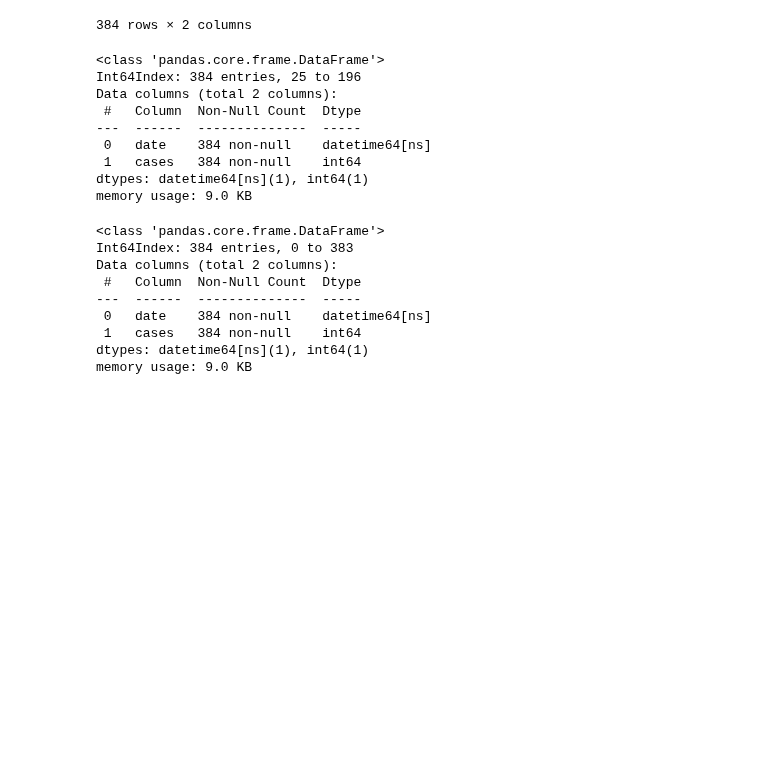
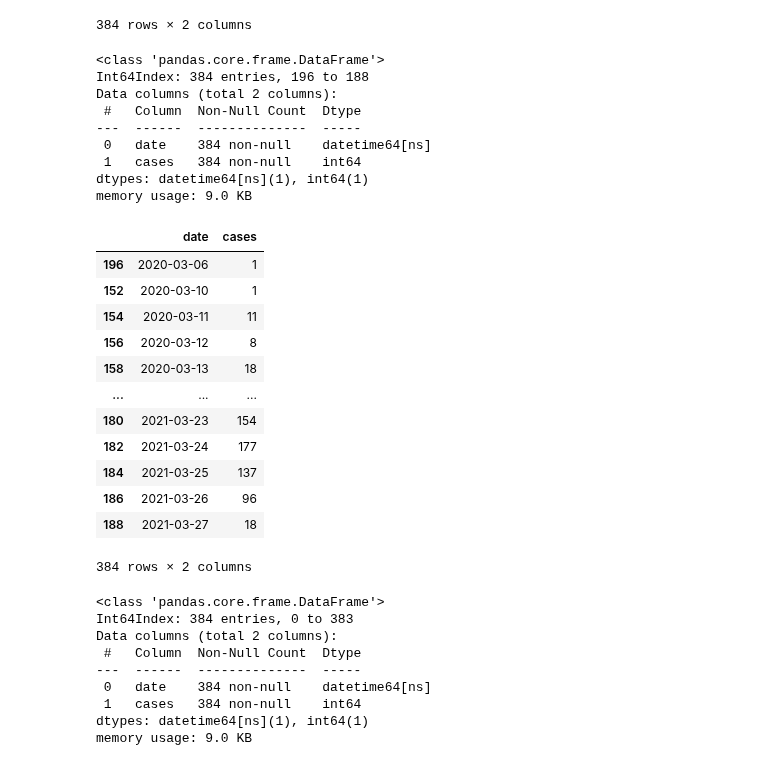
Before and after one commit to Engu12/nash-covid-cases-vaccines-honky_tonkin, a Jupyter notebook: notebooks/COVID.ipynb, the cells around one changed output. Drawn from its saved outputs; the diff is of its cells as text; code cells hidden in the pictures; blank space fills up the shorter version.

```diff
--- a/notebooks/COVID.ipynb
+++ b/notebooks/COVID.ipynb
@@ -146,12 +146,12 @@ case_by_date
 | 383 | 2020-09-09 | 125 |
 384 rows × 2 columns
 # %%
-case_by_date_sort = case_by_date.sort_values('cases', ascending = False)
+case_by_date_sort = case_by_date.sort_values('date', ascending = True)
 case_by_date_sort
 case_by_date_sort.info()
 # %% [output]
 <class 'pandas.core.frame.DataFrame'>
-Int64Index: 384 entries, 25 to 196
+Int64Index: 384 entries, 196 to 188
 Data columns (total 2 columns):
  #   Column  Non-Null Count  Dtype
 ---  ------  --------------  -----
@@ -159,6 +159,22 @@ Data columns (total 2 columns):
  1   cases   384 non-null    int64
 dtypes: datetime64[ns](1), int64(1)
 memory usage: 9.0 KB
+# %%
+case_by_date_sort
+# %% [output]
+|  | date | cases |
+| 196 | 2020-03-06 | 1 |
+| 152 | 2020-03-10 | 1 |
+| 154 | 2020-03-11 | 11 |
+| 156 | 2020-03-12 | 8 |
+| 158 | 2020-03-13 | 18 |
+| ... | ... | ... |
+| 180 | 2021-03-23 | 154 |
+| 182 | 2021-03-24 | 177 |
+| 184 | 2021-03-25 | 137 |
+| 186 | 2021-03-26 | 96 |
+| 188 | 2021-03-27 | 18 |
+384 rows × 2 columns
 # %%
 case_by_date.info()
 # %% [output]
```
Also changed, not shown: parts of 4 cells of this notebook.
